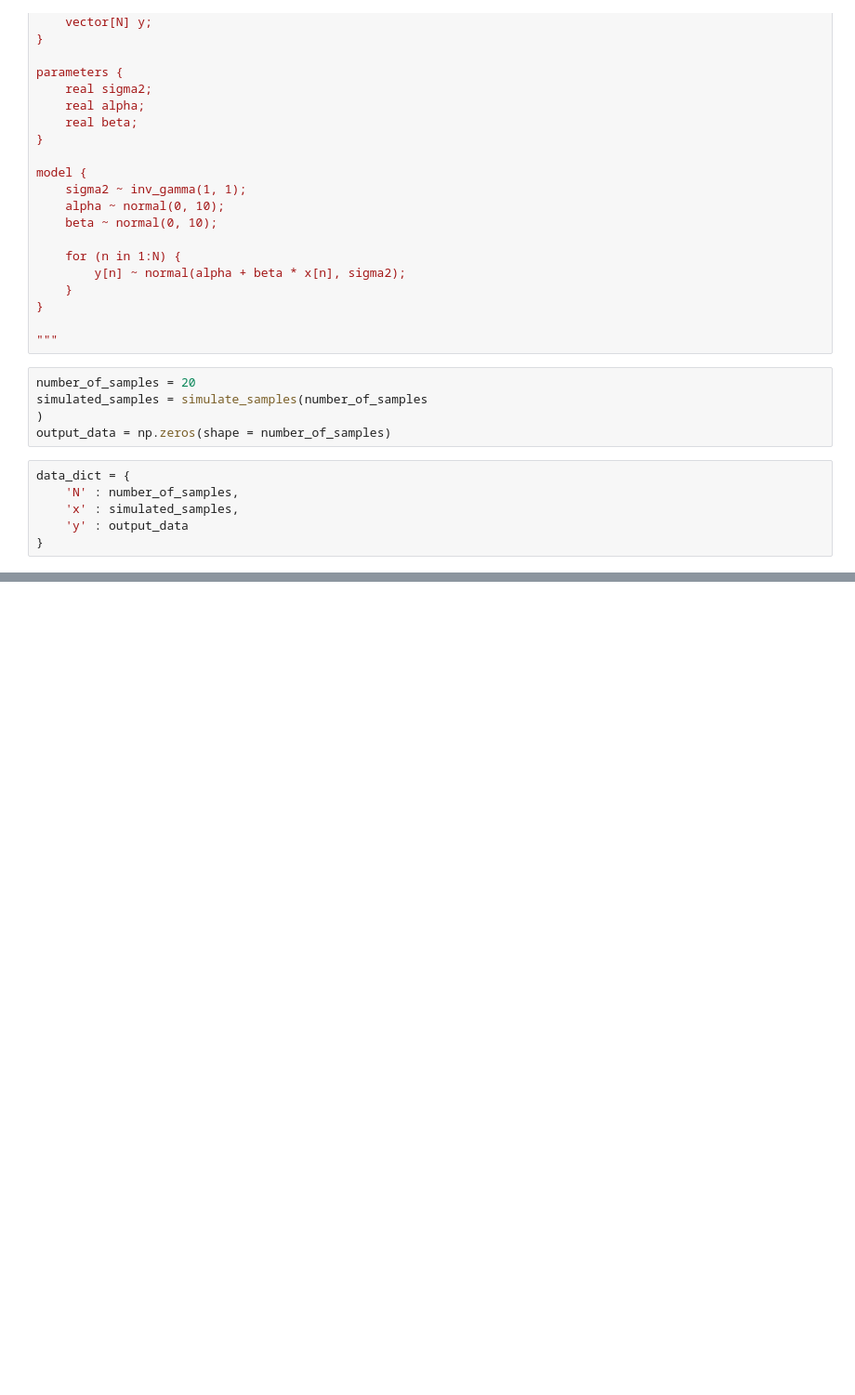
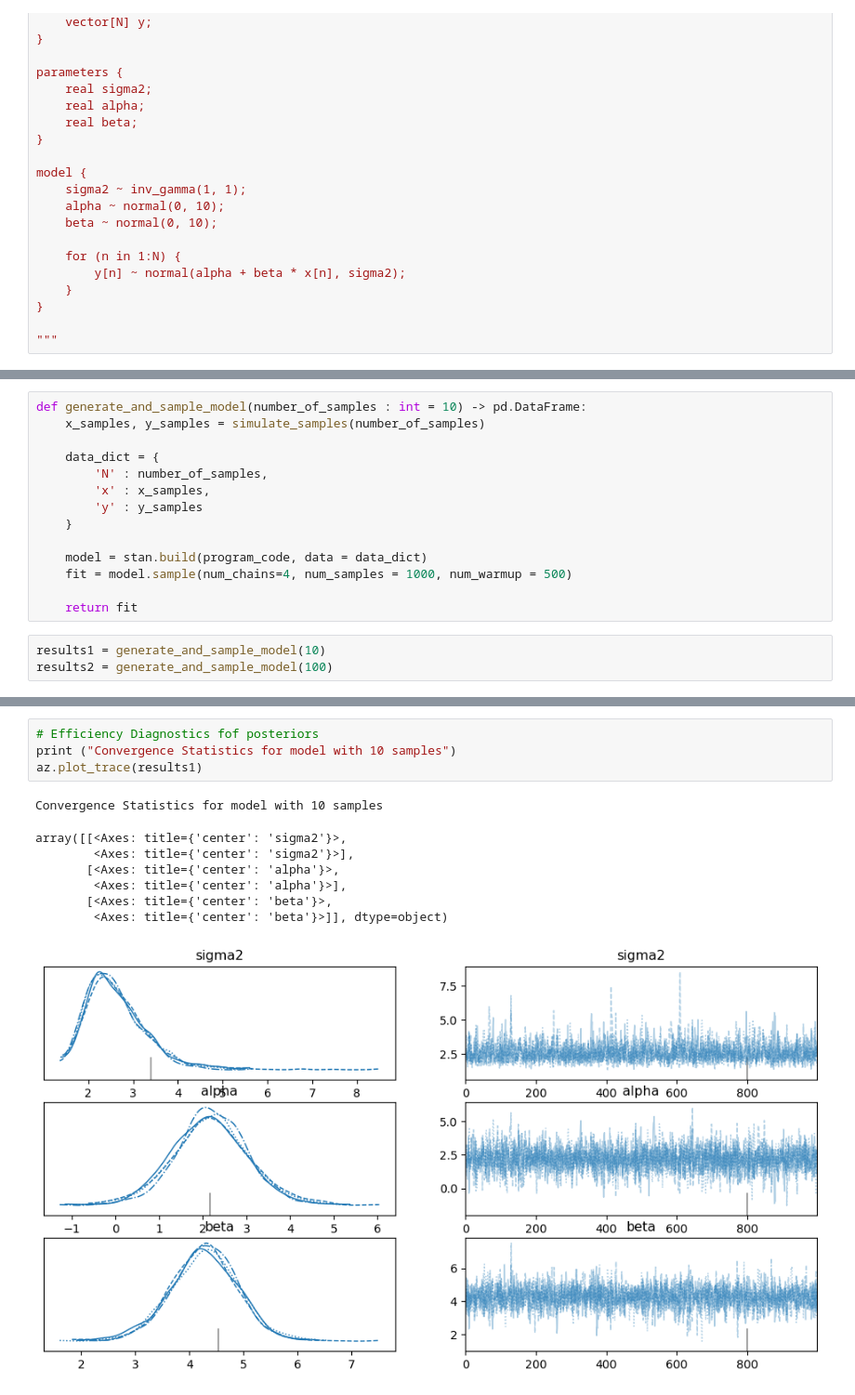
Before and after one commit to NightHydra/CognitiveModelingHomework, a Jupyter notebook: Homeworks/HW3/hw_3_problem5.ipynb, the cells around one changed output, grey strips where cells are left out. Shown at 93% size. Saved outputs shown, nothing was run; the diff lists cells and outputs as text; blank space fills up the shorter version.

```diff
--- a/Homeworks/HW3/hw_3_problem5.ipynb
+++ b/Homeworks/HW3/hw_3_problem5.ipynb
@@ -46,14 +46,3 @@ model {
 }
 
 """
-# %%
-number_of_samples = 20
-simulated_samples = simulate_samples(number_of_samples
-)
-output_data = np.zeros(shape = number_of_samples)
-# %%
-data_dict = {
-    'N' : number_of_samples,
-    'x' : simulated_samples,
-    'y' : output_data
-}
@@ -102,0 +49,17 @@ results_df.head()
+# %%
+def generate_and_sample_model(number_of_samples : int = 10) -> pd.DataFrame:
+    x_samples, y_samples = simulate_samples(number_of_samples)
+
+    data_dict = {
+        'N' : number_of_samples,
+        'x' : x_samples,
+        'y' : y_samples
+    }
+
+    model = stan.build(program_code, data = data_dict)
+    fit = model.sample(num_chains=4, num_samples = 1000, num_warmup = 500)
+
+    return fit
+# %%
+results1 = generate_and_sample_model(10)
+results2 = generate_and_sample_model(100)
@@ -102,0 +103,13 @@ results_df.head()
+# %%
+# Efficiency Diagnostics fof posteriors
+print ("Convergence Statistics for model with 10 samples")
+az.plot_trace(results1)
+# %% [output]
+Convergence Statistics for model with 10 samples
+array([[<Axes: title={'center': 'sigma2'}>,
+        <Axes: title={'center': 'sigma2'}>],
+       [<Axes: title={'center': 'alpha'}>,
+        <Axes: title={'center': 'alpha'}>],
+       [<Axes: title={'center': 'beta'}>,
+        <Axes: title={'center': 'beta'}>]], dtype=object)
+[figure, added]
```
Also changed, not shown: parts of 7 cells of this notebook, 3 other files.
